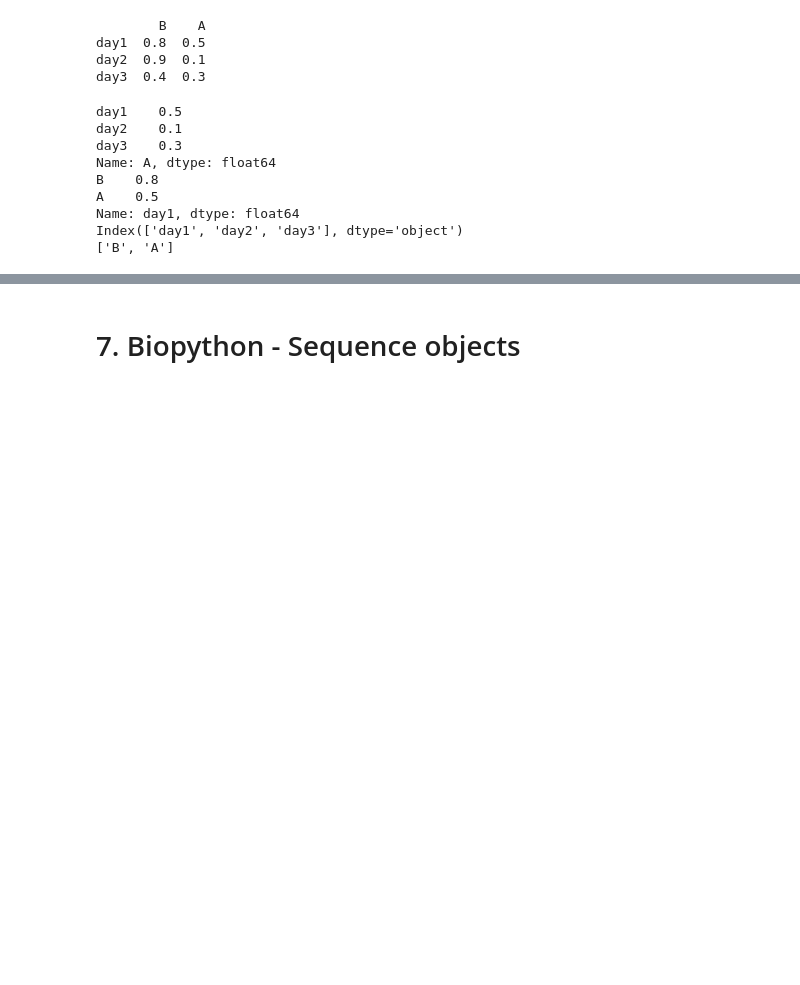
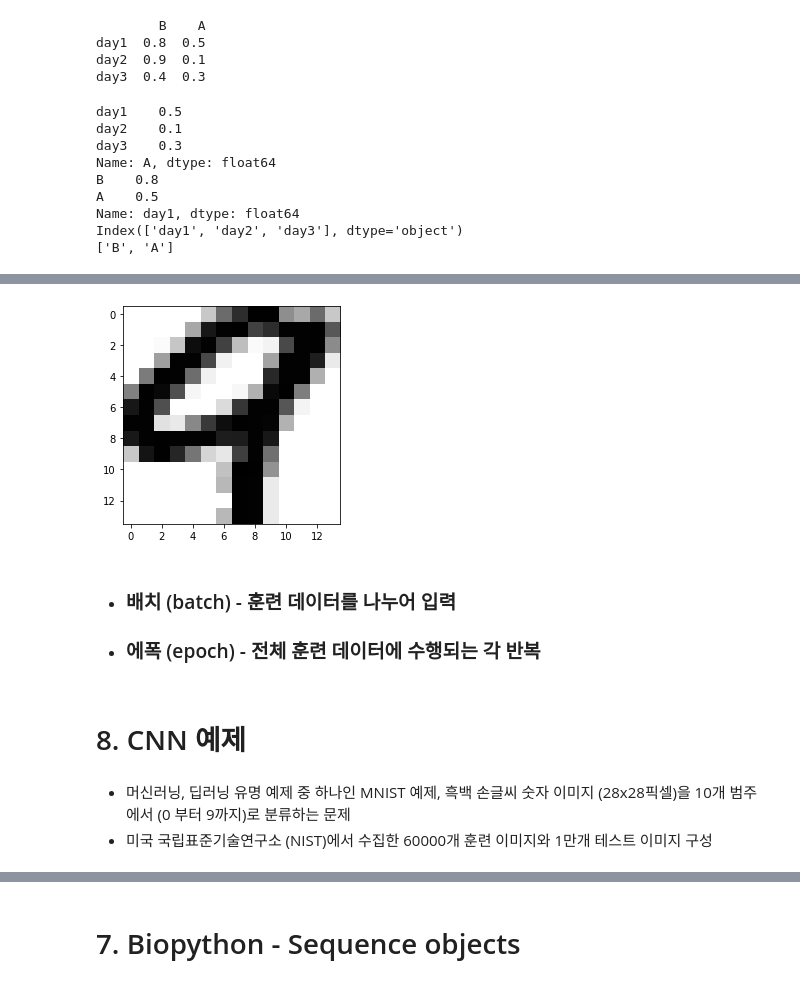
Before and after one commit to greendaygh/bioengml, a Jupyter notebook: bioeng-ml-python.ipynb, the cells around one changed output, grey strips where cells are left out. Saved outputs shown, nothing was run; the diff lists cells and outputs as text; code cells hidden in the pictures; blank space fills up the shorter version.

```diff
--- a/bioeng-ml-python.ipynb
+++ b/bioeng-ml-python.ipynb
@@ -469,0 +561,9 @@ Index(['day1', 'day2', 'day3'], dtype='object')
+# %%
+my_slice = train_images[4,7:-7,7:-7]
+plt.imshow(my_slice, cmap=plt.cm.binary)
+plt.show()
+# %% [output]
+[figure, added]
+# %% [markdown]
+* ### 배치 (batch) - 훈련 데이터를 나누어 입력
+* ### 에폭 (epoch) - 전체 훈련 데이터에 수행되는 각 반복
@@ -469,0 +574,5 @@ Index(['day1', 'day2', 'day3'], dtype='object')
+# %% [markdown]
+# 8. CNN 예제
+# %% [markdown]
+* 머신러닝, 딥러닝 유명 예제 중 하나인 MNIST 예제, 흑백 손글씨 숫자 이미지 (28x28픽셀)을 10개 범주에서 (0 부터 9까지)로 분류하는 문제
+* 미국 국립표준기술연구소 (NIST)에서 수집한 60000개 훈련 이미지와 1만개 테스트 이미지 구성
```
Also changed, not shown: parts of 48 cells of this notebook, 4 other files.
